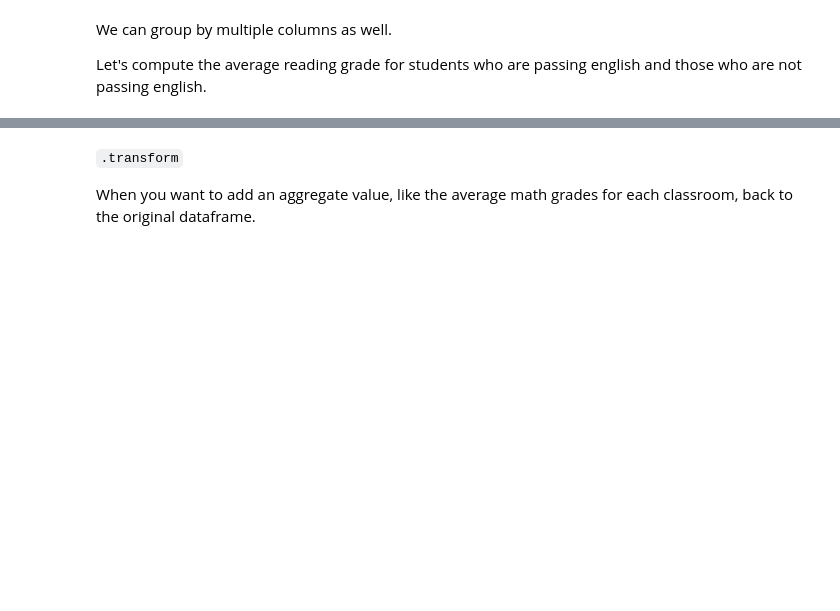
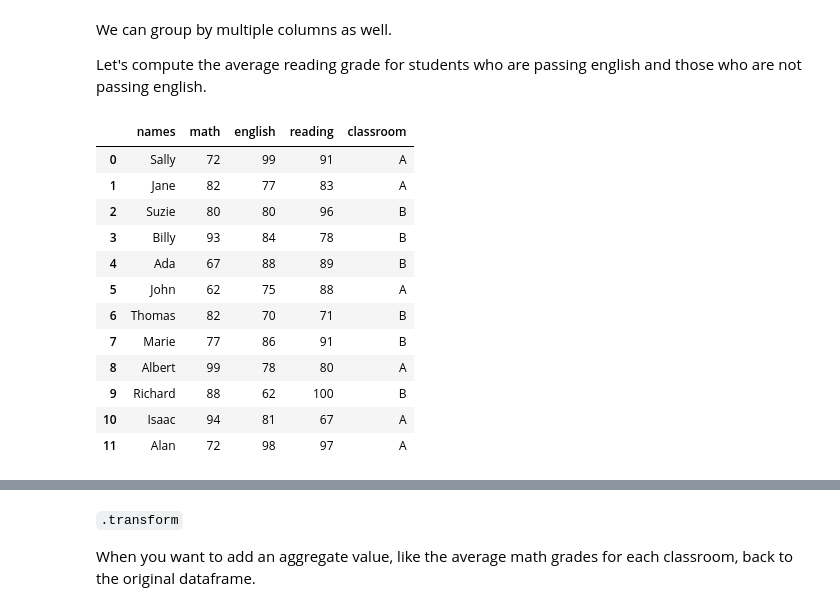
Before and after one commit to CodeupClassroom/noether-data-science-libraries, a Jupyter notebook: pandas_advanced_dataframes_lesson.ipynb, the cells around one changed output, grey strips where cells are left out. Drawn from its saved outputs; the diff is of its cells as text; code cells hidden in the pictures; blank space fills up the shorter version.

```diff
--- a/pandas_advanced_dataframes_lesson.ipynb
+++ b/pandas_advanced_dataframes_lesson.ipynb
@@ -107,7 +113,25 @@ Create a notebook or python script named `advanced_dataframes` to do your work i
 # %%
 # Create list of values for names column.
+names = ['Sally', 'Jane', 'Suzie', 'Billy', 'Ada',
+         'John', 'Thomas', 'Marie', 'Albert', 'Richard',
+         'Isaac', 'Alan'
+        ]
 # %%
 # Randomly generate arrays of scores for each student for each subject.
 # Note that all the values need to have the same length here.
+
+math_grades = np.random.randint(low=60, high=101, size=len(names))
+english_grades = np.random.randint(low=60, high=101, size=len(names))
+reading_grades = np.random.randint(low=60, high=101, size=len(names))
+
+# create classroom list with random assignments of class A or B
+classroom = np.random.choice(['A', 'B'], len(names))
 # %%
 # Construct the DataFrame using the above lists and arrays.
+
+df = pd.DataFrame({'names': names,
+                   'math': math_grades,
+                   'english': english_grades,
+                   'reading': reading_grades,
+                   'classroom': classroom
+})
@@ -171,6 +323,22 @@ We can use `.agg` here to, to see multiple aggregations:
 We can group by multiple columns as well.
 
 Let's compute the average reading grade for students who are passing english and those who are not passing english.
+# %%
+df
+# %% [output]
+|  | names | math | english | reading | classroom |
+| 0 | Sally | 72 | 99 | 91 | A |
+| 1 | Jane | 82 | 77 | 83 | A |
+| 2 | Suzie | 80 | 80 | 96 | B |
+| 3 | Billy | 93 | 84 | 78 | B |
+| 4 | Ada | 67 | 88 | 89 | B |
+| 5 | John | 62 | 75 | 88 | A |
+| 6 | Thomas | 82 | 70 | 71 | B |
+| 7 | Marie | 77 | 86 | 91 | B |
+| 8 | Albert | 99 | 78 | 80 | A |
+| 9 | Richard | 88 | 62 | 100 | B |
+| 10 | Isaac | 94 | 81 | 67 | A |
+| 11 | Alan | 72 | 98 | 97 | A |
 # %%
 # Create a boolean column named passing_english
 # based on the math column using np.where
```
Also changed, not shown: parts of 35 cells of this notebook.
